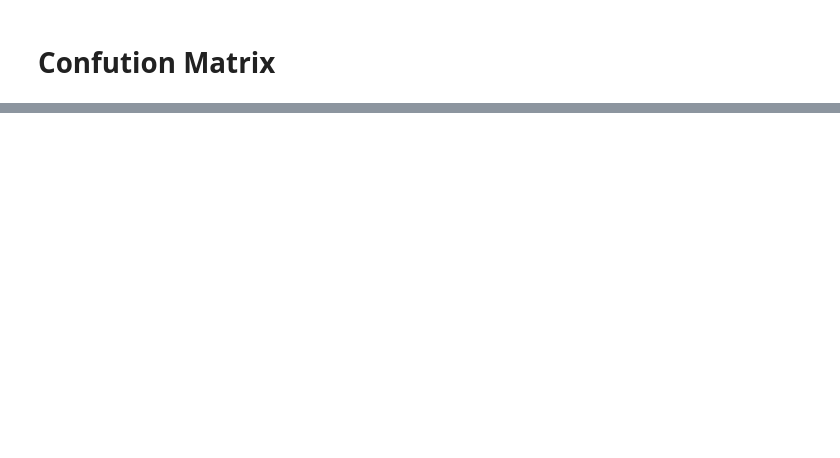
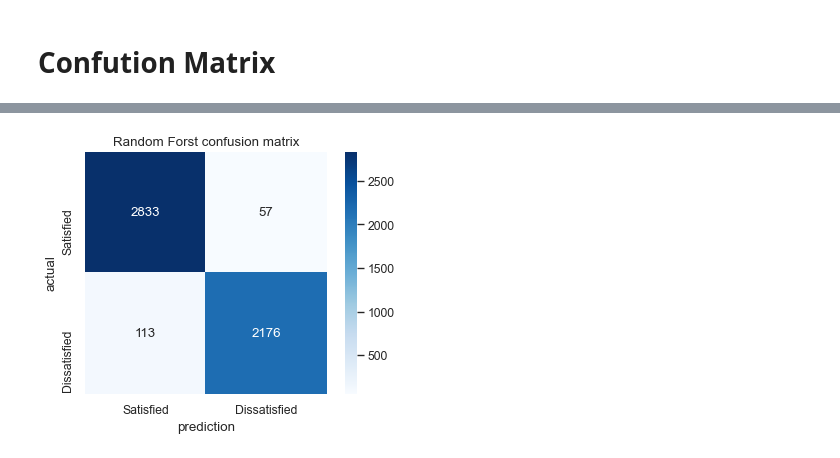
Before and after one commit to NjoodMoh/Classification-Logistic-Regression-, a Jupyter notebook: Airlines Satisfaction .ipynb, the cells around one changed output, grey strips where cells are left out. Cells and saved outputs as stored; diff of their text form; code cells hidden in the pictures; blank space fills up the shorter version.

```diff
--- a/Airlines Satisfaction .ipynb
+++ b/Airlines Satisfaction .ipynb
@@ -727,3 +884,7 @@ make_confusion_matrix(dt_best, X_val, y_val, threshold=0.5)
+# %%
+make_confusion_matrix('Random Forst confusion matrix',rf_best, X_val, y_val, threshold=0.5)
+# %% [output]
+[figure, added]
 # %%
 # Print confusion matrix for kNN
 rf_confusion = confusion_matrix(y_test,rf_best.predict(X_test))
```
Also changed, not shown: parts of 77 cells of this notebook.
